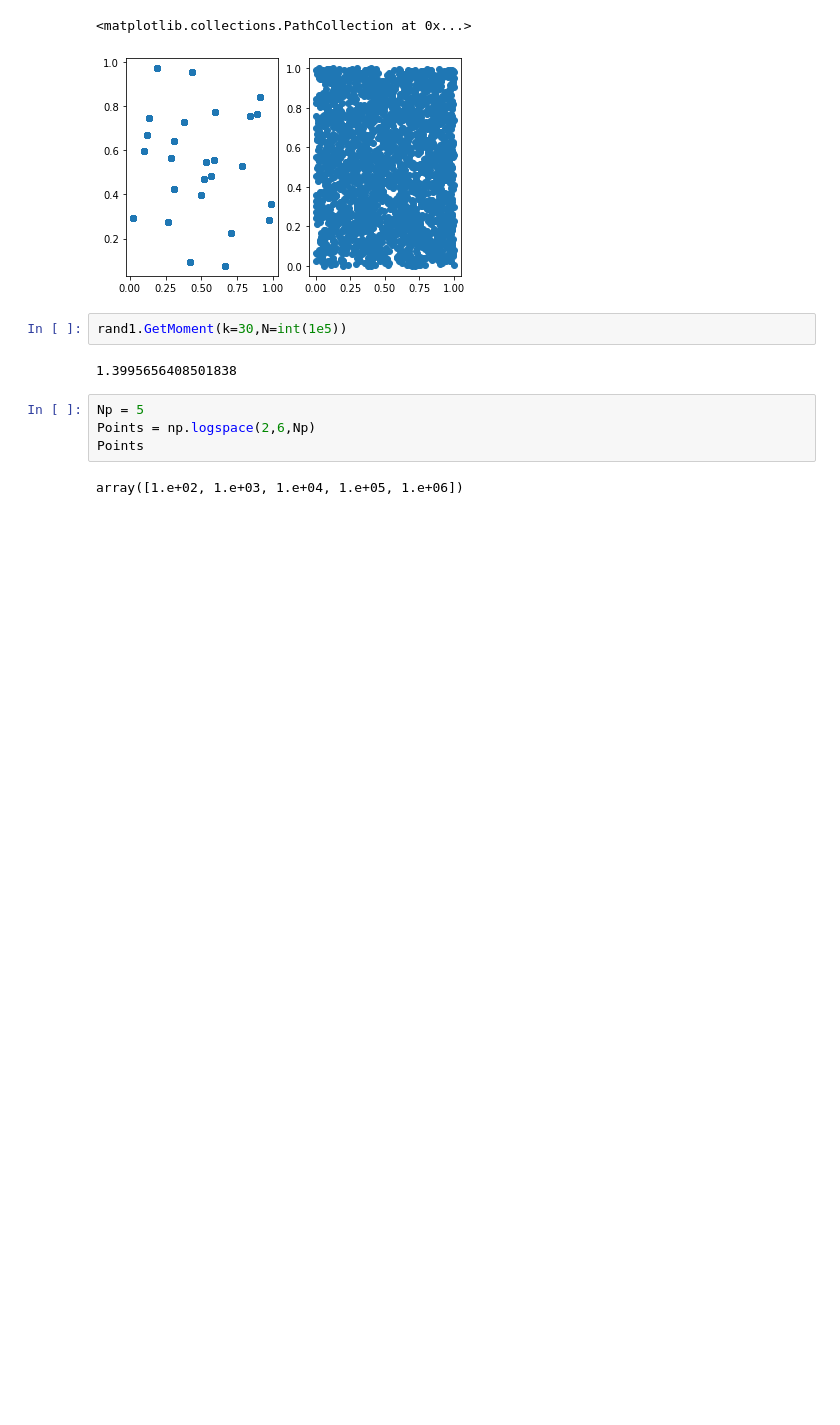
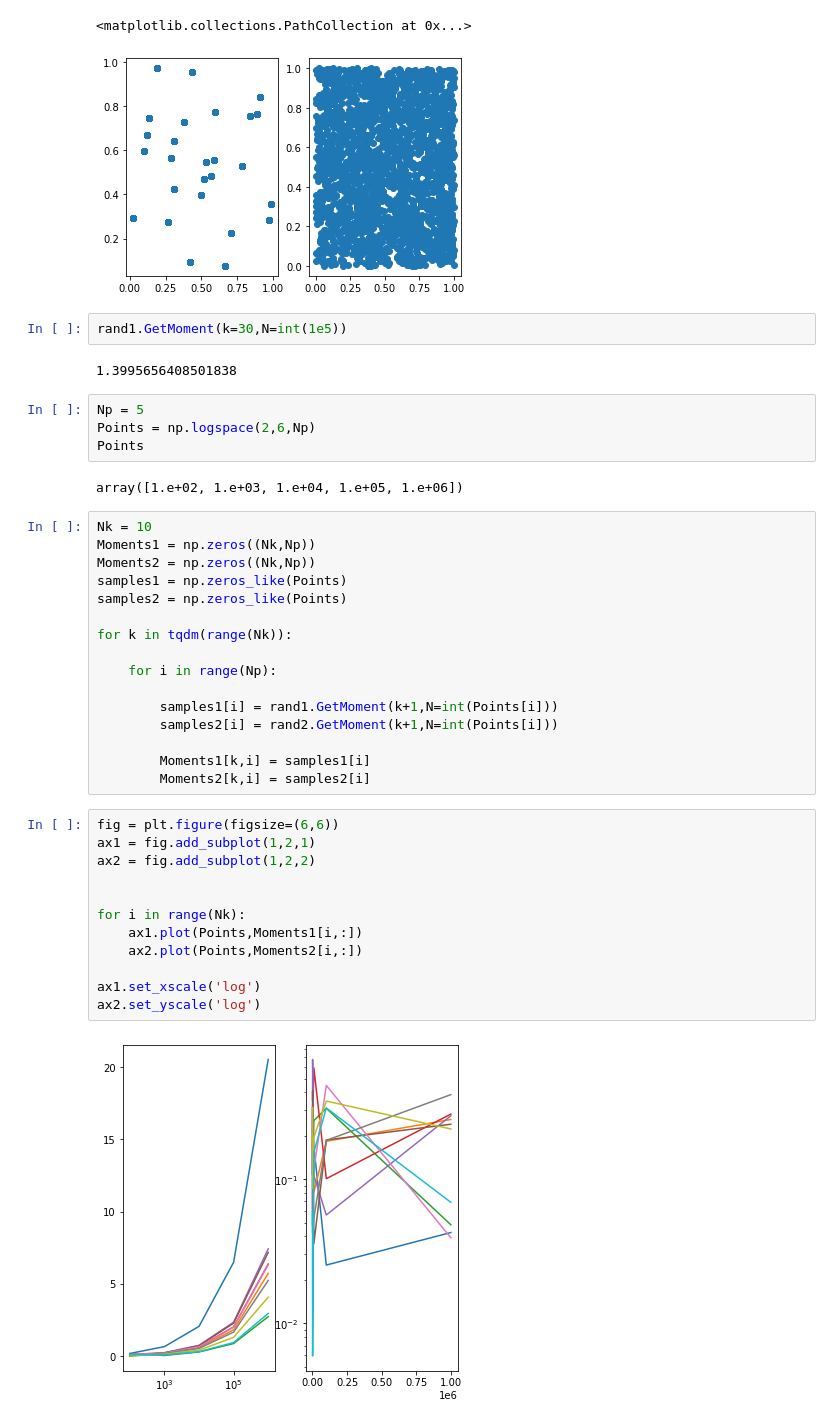
Before and after one commit to JsNcAr/MetodosComputacionales20231, a Jupyter notebook: Week6/GeneradoresPseudoAleatorios.ipynb, the cells around one changed output. Drawn from its saved outputs; the diff is of its cells as text; blank space fills up the shorter version.

```diff
--- a/Week6/GeneradoresPseudoAleatorios.ipynb
+++ b/Week6/GeneradoresPseudoAleatorios.ipynb
@@ -87,3 +87,33 @@ Points = np.logspace(2,6,Np)
 Points
 # %% [output]
 array([1.e+02, 1.e+03, 1.e+04, 1.e+05, 1.e+06])
+# %%
+Nk = 10
+Moments1 = np.zeros((Nk,Np))
+Moments2 = np.zeros((Nk,Np))
+samples1 = np.zeros_like(Points)
+samples2 = np.zeros_like(Points)
+
+for k in tqdm(range(Nk)):
+
+    for i in range(Np):
+
+        samples1[i] = rand1.GetMoment(k+1,N=int(Points[i]))
+        samples2[i] = rand2.GetMoment(k+1,N=int(Points[i]))
+
+        Moments1[k,i] = samples1[i]
+        Moments2[k,i] = samples2[i]
+# %%
+fig = plt.figure(figsize=(6,6))
+ax1 = fig.add_subplot(1,2,1)
+ax2 = fig.add_subplot(1,2,2)
+
+
+for i in range(Nk):
+    ax1.plot(Points,Moments1[i,:])
+    ax2.plot(Points,Moments2[i,:])
+
+ax1.set_xscale('log')
+ax2.set_yscale('log')
+# %% [output]
+[figure, added]
```
